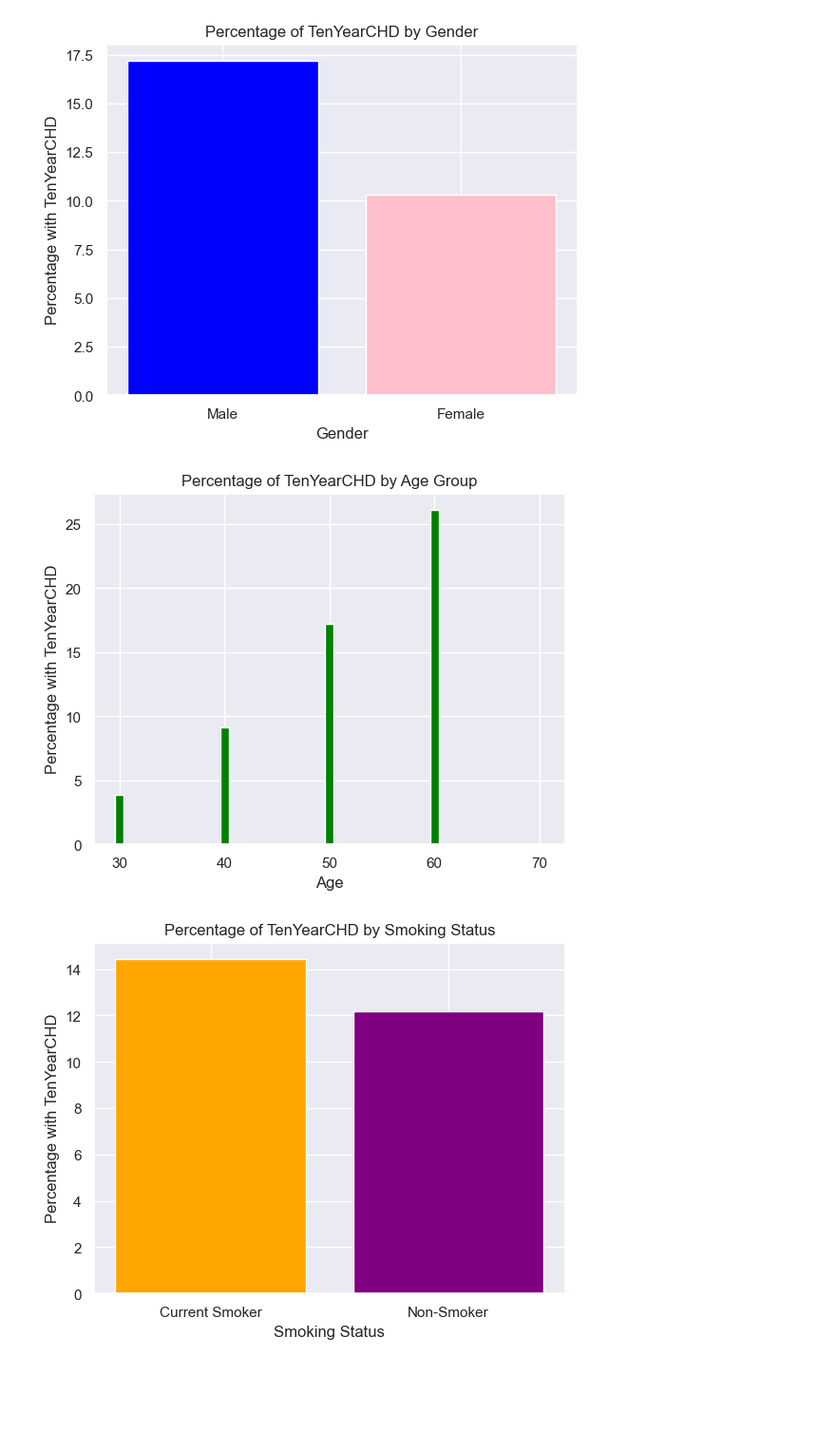
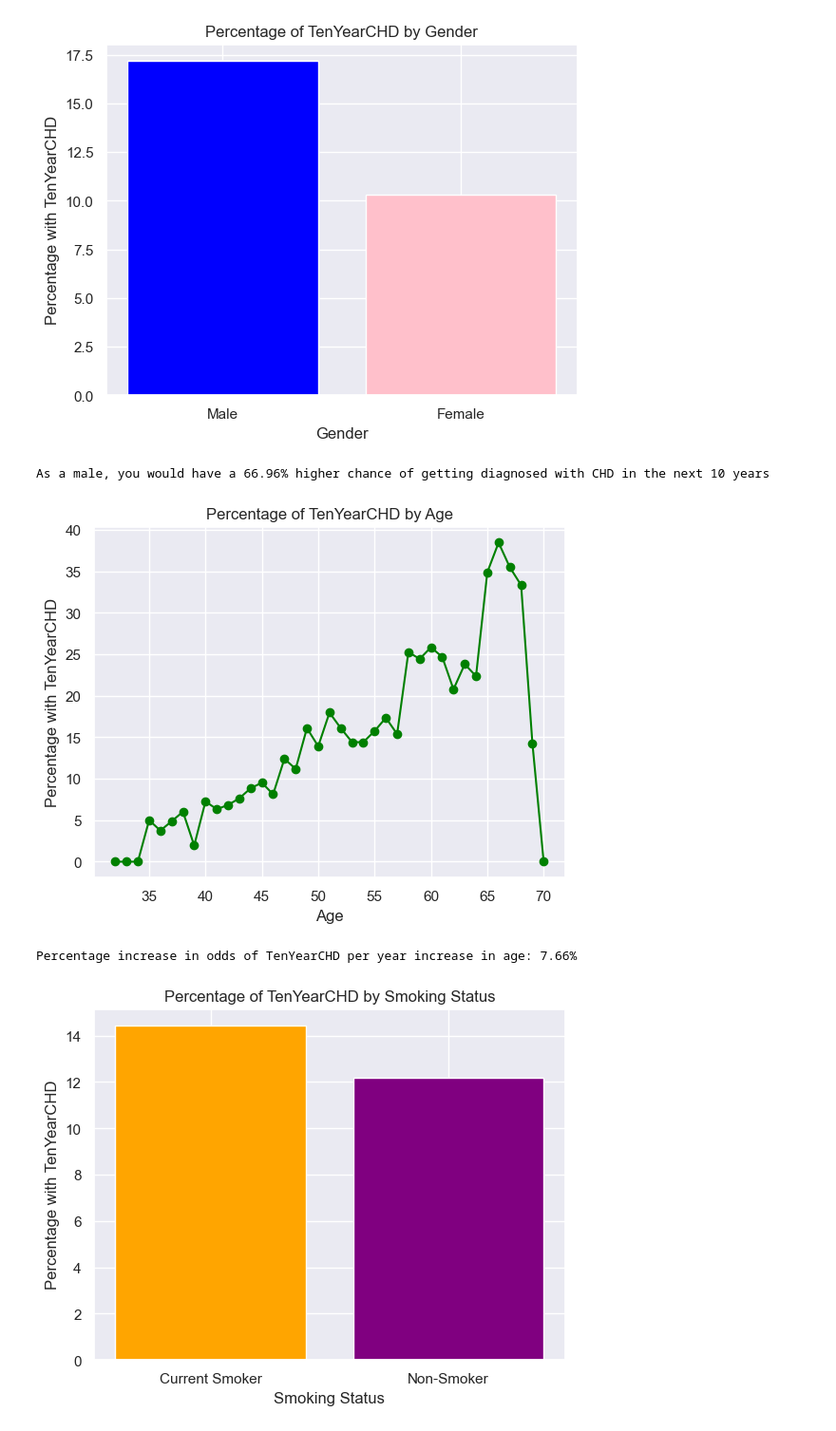
Before and after one commit to Weexuan/Data-Science-Project, a Jupyter notebook: Mini Project Cleaned version.ipynb, the cells around one changed output. Shown at 95% size. Saved outputs shown, nothing was run; the diff lists cells and outputs as text; code cells hidden in the pictures; blank space fills up the shorter version.

```diff
--- a/Mini Project Cleaned version.ipynb
+++ b/Mini Project Cleaned version.ipynb
@@ -312,24 +293,44 @@ plt.title('Percentage of TenYearCHD by Gender')
 plt.show()
 # %% [output]
 [figure]
+# %%
+print("As a male, you would have a {:.2f}% higher chance of getting diagnosed with CHD in the next 10 years".format((male_chd_percentage-female_chd_percentage)*100/female_chd_percentage))
+# %% [output]
+As a male, you would have a 66.96% higher chance of getting diagnosed with CHD in the next 10 years
 # %%
-# Calculate percentage of individuals in different age groups with TenYearCHD
-age_groups = [30, 40, 50, 60, 70]
+# Calculate percentage of individuals with TenYearCHD for every age
 age_chd_percentage = []
 
-for age in age_groups:
-    chd_percentage = heartData[(heartData['age'] >= age) & (heartData['age'] < age + 10)]['TenYearCHD'].mean() * 100
+for age in range(30, 70):  # From 30 to 70 inclusive
+    chd_percentage = heartData[heartData['age'] == age]['TenYearCHD'].mean() * 100
     age_chd_percentage.append(chd_percentage)
 
 # Plotting
-plt.bar(age_groups, age_chd_percentage, color='green')
+plt.plot(range(30, 70), age_chd_percentage, color='green', marker='o', linestyle='-')
 plt.xlabel('Age')
 plt.ylabel('Percentage with TenYearCHD')
-plt.title('Percentage of TenYearCHD by Age Group')
-plt.xticks(age_groups)
+plt.title('Percentage of TenYearCHD by Age')
+plt.grid(True)
 plt.show()
 # %% [output]
-[figure, old version]
+[figure, new version]
+# %%
+# Fit logistic regression model
+X = heartData[['age']]
+y = heartData['TenYearCHD']
+log_reg = LogisticRegression()
+log_reg.fit(X, y)
+
+# Extract coefficient associated with age
+age_coefficient = log_reg.coef_[0][0]
+
+# Calculate percentage increase in odds per year increase in age
+odds_increase_per_year = np.exp(age_coefficient) - 1
+percentage_increase_per_year = odds_increase_per_year * 100
+
+print("Percentage increase in odds of TenYearCHD per year increase in age: {:.2f}%".format(percentage_increase_per_year))
+# %% [output]
+Percentage increase in odds of TenYearCHD per year increase in age: 7.66%
 # %%
 # Calculate percentage of current smokers and non-smokers with TenYearCHD
 current_smoker_chd_percentage = heartData[heartData['currentSmoker'] == 1]['TenYearCHD'].mean() * 100
```
Also changed, not shown: parts of 9 cells of this notebook.
